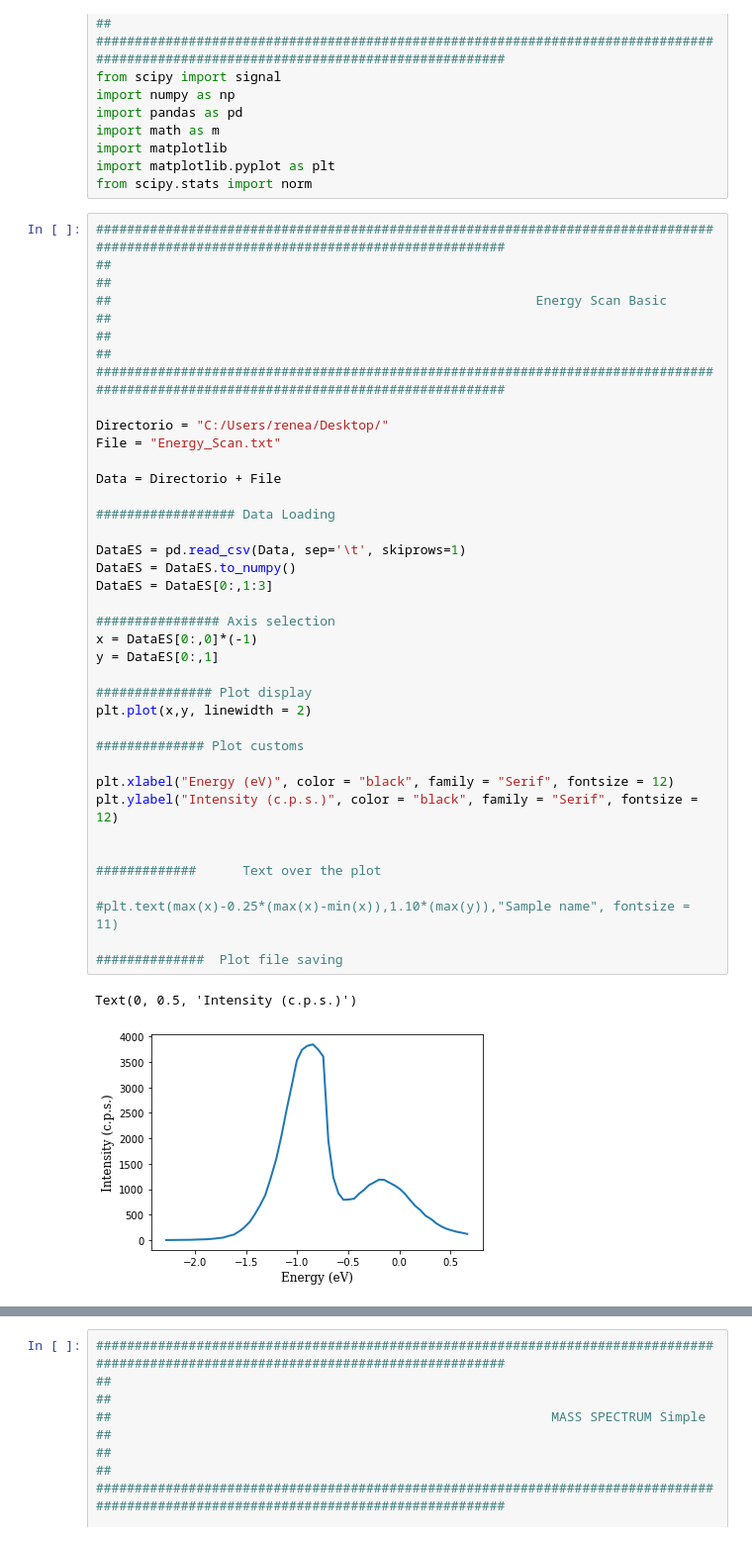
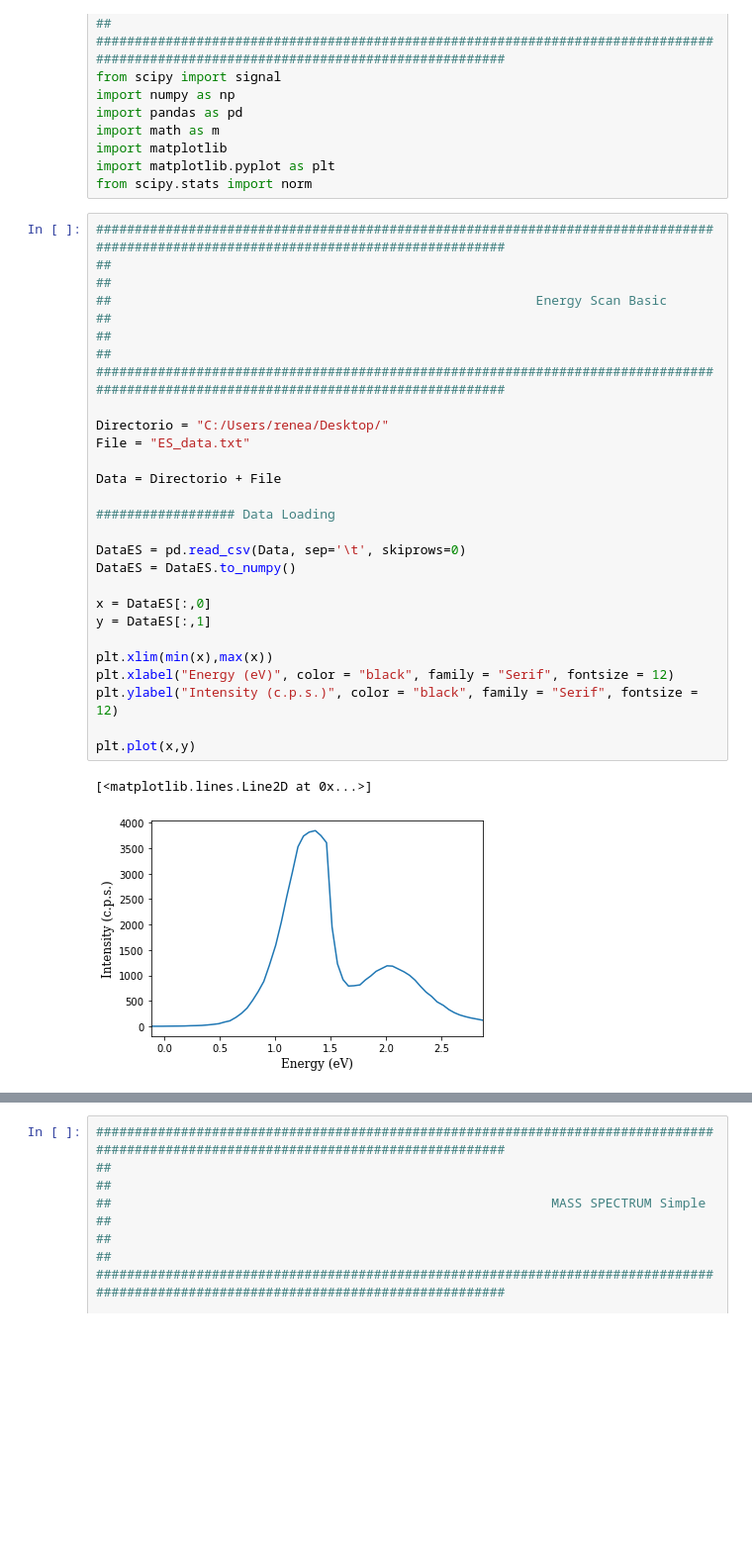
Before and after one commit to renecartaya/Quadrupole-Mass-Spectrometry, a Jupyter notebook: Quadrupole_Mass_Spectrometry_Sample.ipynb, the cells around one changed output, grey strips where cells are left out. Shown at 99% size. Saved outputs shown, nothing was run; the diff lists cells and outputs as text; blank space fills up the shorter version.

```diff
--- a/Quadrupole_Mass_Spectrometry_Sample.ipynb
+++ b/Quadrupole_Mass_Spectrometry_Sample.ipynb
@@ -17,39 +17,28 @@ from scipy.stats import norm
 # %%
 #####################################################################################################################################
 ##                                                                                                                                 ##
 ##                                                       Energy Scan Basic                                                         ##
 ##                                                                                                                                 ##
 #####################################################################################################################################
 
 Directorio = "C:/Users/renea/Desktop/"
-File = "Energy_Scan.txt"
+File = "ES_data.txt"
 
 Data = Directorio + File
 
 ################## Data Loading
 
-DataES = pd.read_csv(Data, sep='\t', skiprows=1)
+DataES = pd.read_csv(Data, sep='\t', skiprows=0)
 DataES = DataES.to_numpy()
-DataES = DataES[0:,1:3]
 
-################ Axis selection
-x = DataES[0:,0]*(-1)
-y = DataES[0:,1]
+x = DataES[:,0]
+y = DataES[:,1]
 
-############### Plot display
-plt.plot(x,y, linewidth = 2)
-
-############## Plot customs
-
+plt.xlim(min(x),max(x))
 plt.xlabel("Energy (eV)", color = "black", family = "Serif", fontsize = 12)
 plt.ylabel("Intensity (c.p.s.)", color = "black", family = "Serif", fontsize = 12)
 
-
-#############      Text over the plot
-
-#plt.text(max(x)-0.25*(max(x)-min(x)),1.10*(max(y)),"Sample name", fontsize = 11)
-
-##############  Plot file saving
+plt.plot(x,y)
 # %% [output]
-Text(0, 0.5, 'Intensity (c.p.s.)')
+[<matplotlib.lines.Line2D at 0x...>]
-[figure, old version]
+[figure, new version]
```
Also changed, not shown: parts of 4 cells of this notebook.
